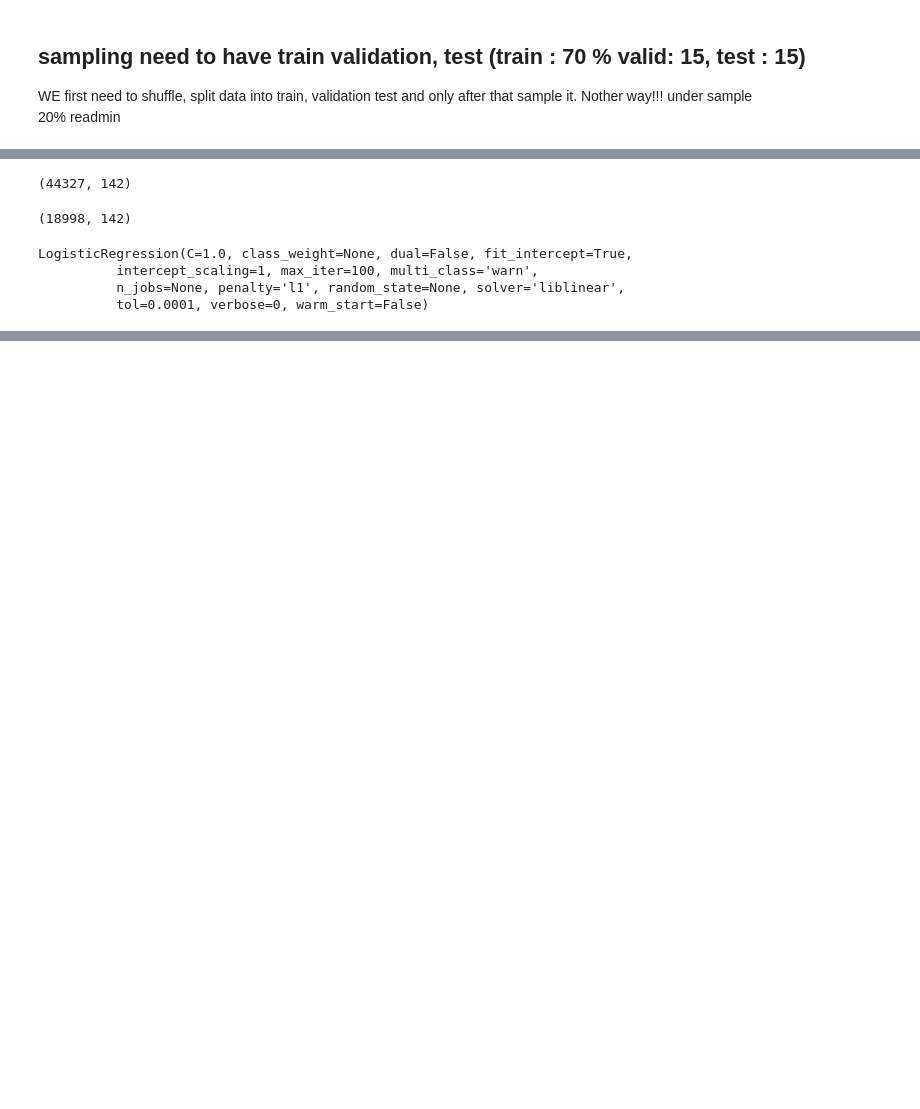
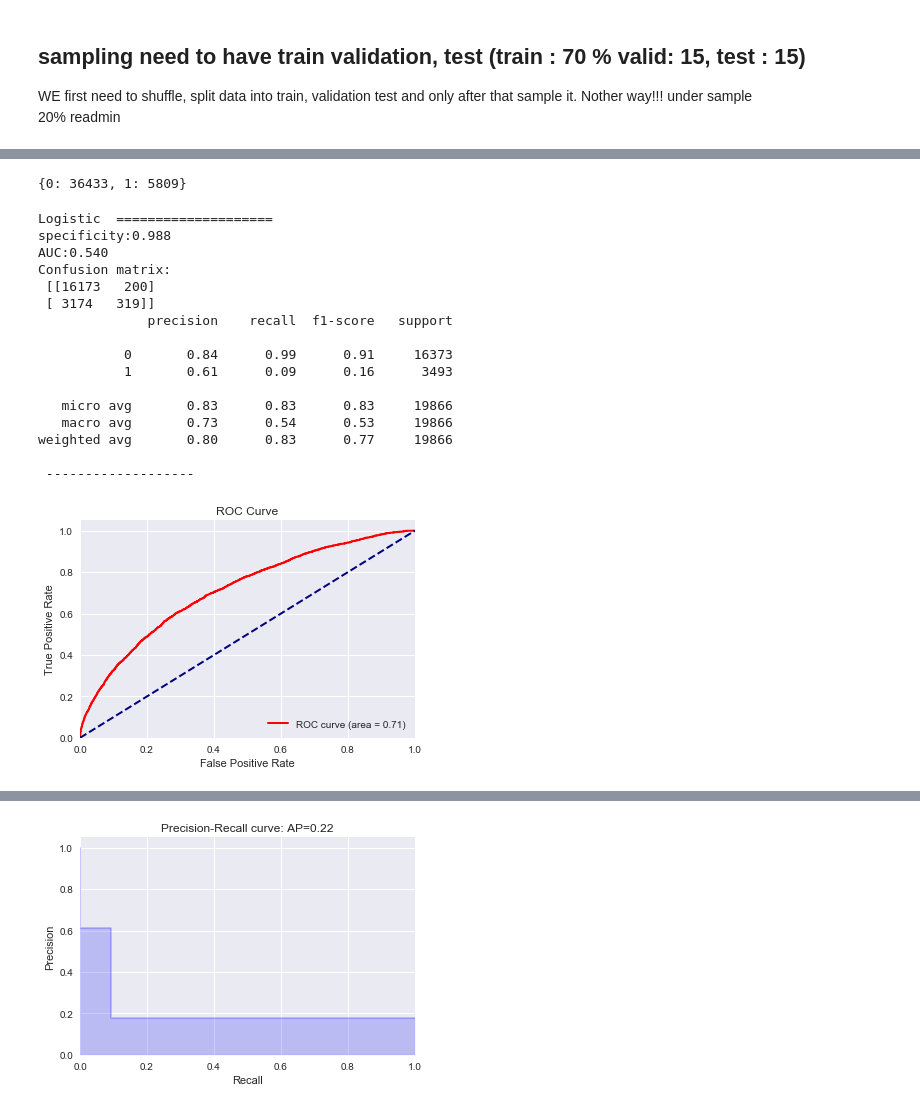
Before and after one commit to v2br/AI_study, a Jupyter notebook: unit3/capstone3.ipynb, the cells around one changed output, grey strips where cells are left out. Saved outputs shown, nothing was run; the diff lists cells and outputs as text; code cells hidden in the pictures; blank space fills up the shorter version.

```diff
--- a/unit3/capstone3.ipynb
+++ b/unit3/capstone3.ipynb
@@ -171,7 +111,7 @@ class RangeDict():
         except KeyError:
             return False
 # %%
-data_url ="..\..\datasets\dataset_diabetes\diabetic_data.csv"
+data_url ="..\..\..\datasets\dataset_diabetes\diabetic_data.csv"
 print(data_url)
 dfd=pd.read_csv(data_url, encoding='utf-8-sig')
 print()
@@ -849,9 +786,11 @@ X.shape
 
 #from imblearn.under_sampling import NearMiss
 #model= NearMiss()  -> 0.79 acuracy
-#from imblearn.under_sampling import TomekLinks
-#sampling_model=TomekLinks(sampling_strategy='auto')
 
-from imblearn.under_sampling import OneSidedSelection
-sampling_model = OneSidedSelection(random_state=0)
-X_sampled, y_sampled = sampling_model.fit_resample(X, y)
+from imblearn.under_sampling import TomekLinks
+sampling_model=TomekLinks(sampling_strategy='all')
+
+#from imblearn.under_sampling import OneSidedSelection
+#sampling_model = OneSidedSelection(random_state=0)
+
+X_sampled, y_sampled = sampling_model.fit_resample(X_train, y_train)
@@ -893,8 +797,5 @@ def print_report( y_actual, y_pred, thresh, labels=None, target_names=None):
-# %%
-X_train, X_test, y_train, y_test = train_test_split(X_sampled, y_sampled, test_size=.3 )
-# %%
-X_train.shape
-X_test.shape
-# %% [output]
-(44327, 142)
-(18998, 142)
+# %%
+uniq, counts= np.unique(y_sampled, return_counts=True)
+dict(zip(uniq, counts))
+# %% [output]
+{0: 36433, 1: 5809}
@@ -901,24 +861,37 @@ X_test.shape
+# %%
+def eval_model(name, model, X_train,y_train, X_test,y_test, treshold=0.5):
+    print (str(name) +"  " + '=' * 20 )
+    model.fit( X_train,y_train )
+    y_pred=model.predict(X_test)
+    y_train_pred_pb = model.predict_proba(X_sampled)[:,1]
+    y_test_pred_pb = model.predict_proba(X_test)[:,1]
+
+    model_info = print_report( y_test,y_pred,y_test_pred_pb, thresh=treshold)
+    return model_info
 # %%
- #Logistic
-#-----------------------------
 from sklearn.linear_model import LogisticRegression
-
 #  different kernels !!!
-lr = LogisticRegression(solver='liblinear', penalty='l1')
-# solver='lbfgs'
-lr.fit(X_train, y_train)
-y_pred=lr.predict(X_test)
-y_train_pred_pb = lr.predict_proba(X_train)[:,1]
-y_test_pred_pb = lr.predict_proba(X_test)[:,1]
-
-auc, accuracy, recall, precision, specificity = print_report( y_test,y_pred, thresh=0.5)
-model_results=dict(zip(['logistic'],[ dict(zip(['auc' , 'accuracy','recall', 'precision', 'specificity'],[auc, accuracy , recall, precision, specificity ]))]))
-
+lr = LogisticRegression(solver='saga', penalty='l1')
+# solver= 'liblinear', 'newton-cg', 'lbfgs', 'sag', 'saga
+models_results['logistic']=eval_model(name='Logistic', model=lr, X_train= X_sampled, y_train=y_sampled, X_test=X_test,y_test=y_test, treshold=0.5)
 
 #f_imps = pd.DataFrame(lr_l1.feature_importances_,index = X_train.columns,columns=['importance']).sort_values('importance', ascending=False)
 #f_imps.head(10)
 # %% [output]
-LogisticRegression(C=1.0, class_weight=None, dual=False, fit_intercept=True,
-          intercept_scaling=1, max_iter=100, multi_class='warn',
-          n_jobs=None, penalty='l1', random_state=None, solver='liblinear',
-          tol=0.0001, verbose=0, warm_start=False)
+Logistic  ====================
+specificity:0.988
+AUC:0.540
+Confusion matrix:
+ [[16173   200]
+ [ 3174   319]]
+              precision    recall  f1-score   support
+
+           0       0.84      0.99      0.91     16373
+           1       0.61      0.09      0.16      3493
+
+   micro avg       0.83      0.83      0.83     19866
+   macro avg       0.73      0.54      0.53     19866
+weighted avg       0.80      0.83      0.77     19866
+
+ -------------------
+[figure, added]
@@ -941,0 +899 @@ weighted avg       0.80      0.83      0.78     18998
+[figure, added]
```
Also changed, not shown: parts of 28 cells of this notebook.
